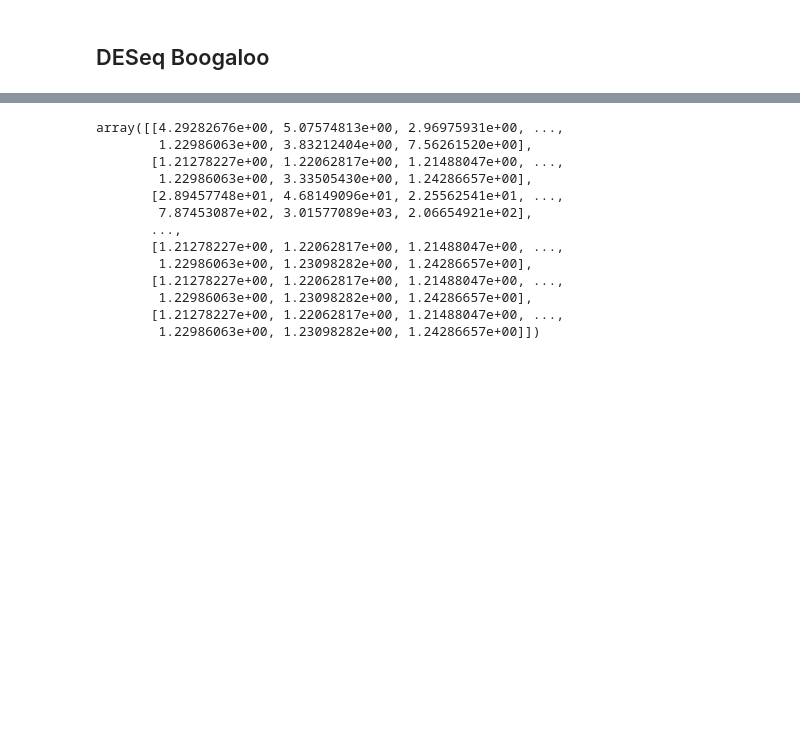
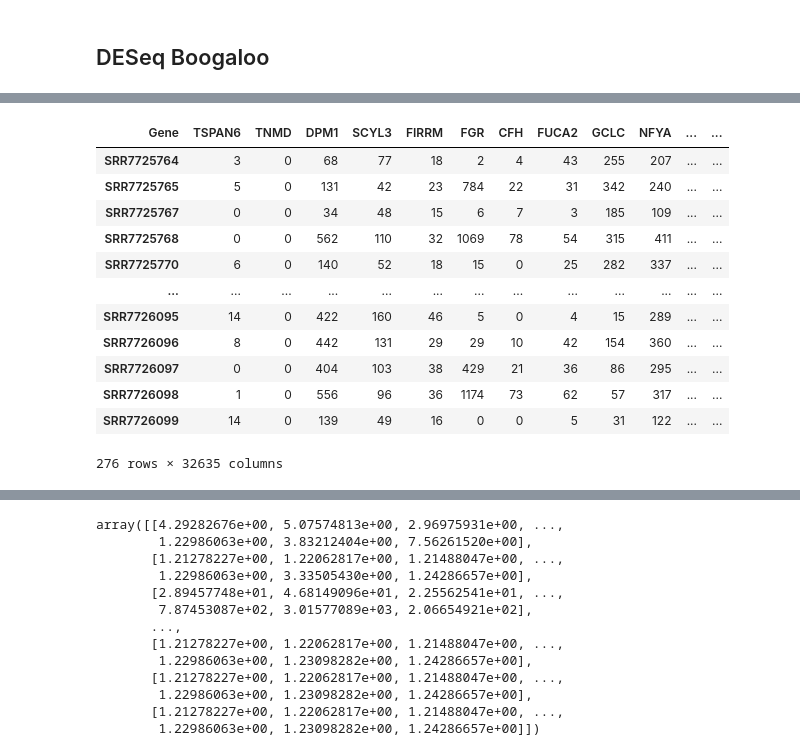
Before and after one commit to marielledoenges/BioInfoAlg_RheumArth, a Jupyter notebook: assignment2.ipynb, the cells around one changed output, grey strips where cells are left out. Drawn from its saved outputs; the diff is of its cells as text; code cells hidden in the pictures; blank space fills up the shorter version.

```diff
--- a/assignment2.ipynb
+++ b/assignment2.ipynb
@@ -235,0 +260,2 @@ counts_df = load_example_data(
+# %%
+yaw = df.set_index('Gene')
@@ -235,0 +279,2 @@ counts_df = load_example_data(
+# %%
+yaw = yaw.astype(int)
@@ -235,0 +298,16 @@ counts_df = load_example_data(
+# %%
+yaw.transpose()
+# %% [output]
+| Gene | TSPAN6 | TNMD | DPM1 | SCYL3 | FIRRM | FGR | CFH | FUCA2 | GCLC | NFYA | ... | ... |
+| SRR7725764 | 3 | 0 | 68 | 77 | 18 | 2 | 4 | 43 | 255 | 207 | ... | ... |
+| SRR7725765 | 5 | 0 | 131 | 42 | 23 | 784 | 22 | 31 | 342 | 240 | ... | ... |
+| SRR7725767 | 0 | 0 | 34 | 48 | 15 | 6 | 7 | 3 | 185 | 109 | ... | ... |
+| SRR7725768 | 0 | 0 | 562 | 110 | 32 | 1069 | 78 | 54 | 315 | 411 | ... | ... |
+| SRR7725770 | 6 | 0 | 140 | 52 | 18 | 15 | 0 | 25 | 282 | 337 | ... | ... |
+| ... | ... | ... | ... | ... | ... | ... | ... | ... | ... | ... | ... | ... |
+| SRR7726095 | 14 | 0 | 422 | 160 | 46 | 5 | 0 | 4 | 15 | 289 | ... | ... |
+| SRR7726096 | 8 | 0 | 442 | 131 | 29 | 29 | 10 | 42 | 154 | 360 | ... | ... |
+| SRR7726097 | 0 | 0 | 404 | 103 | 38 | 429 | 21 | 36 | 86 | 295 | ... | ... |
+| SRR7726098 | 1 | 0 | 556 | 96 | 36 | 1174 | 73 | 62 | 57 | 317 | ... | ... |
+| SRR7726099 | 14 | 0 | 139 | 49 | 16 | 0 | 0 | 5 | 31 | 122 | ... | ... |
+276 rows × 32635 columns
```
Also changed, not shown: parts of 28 cells of this notebook, 4 other files.
